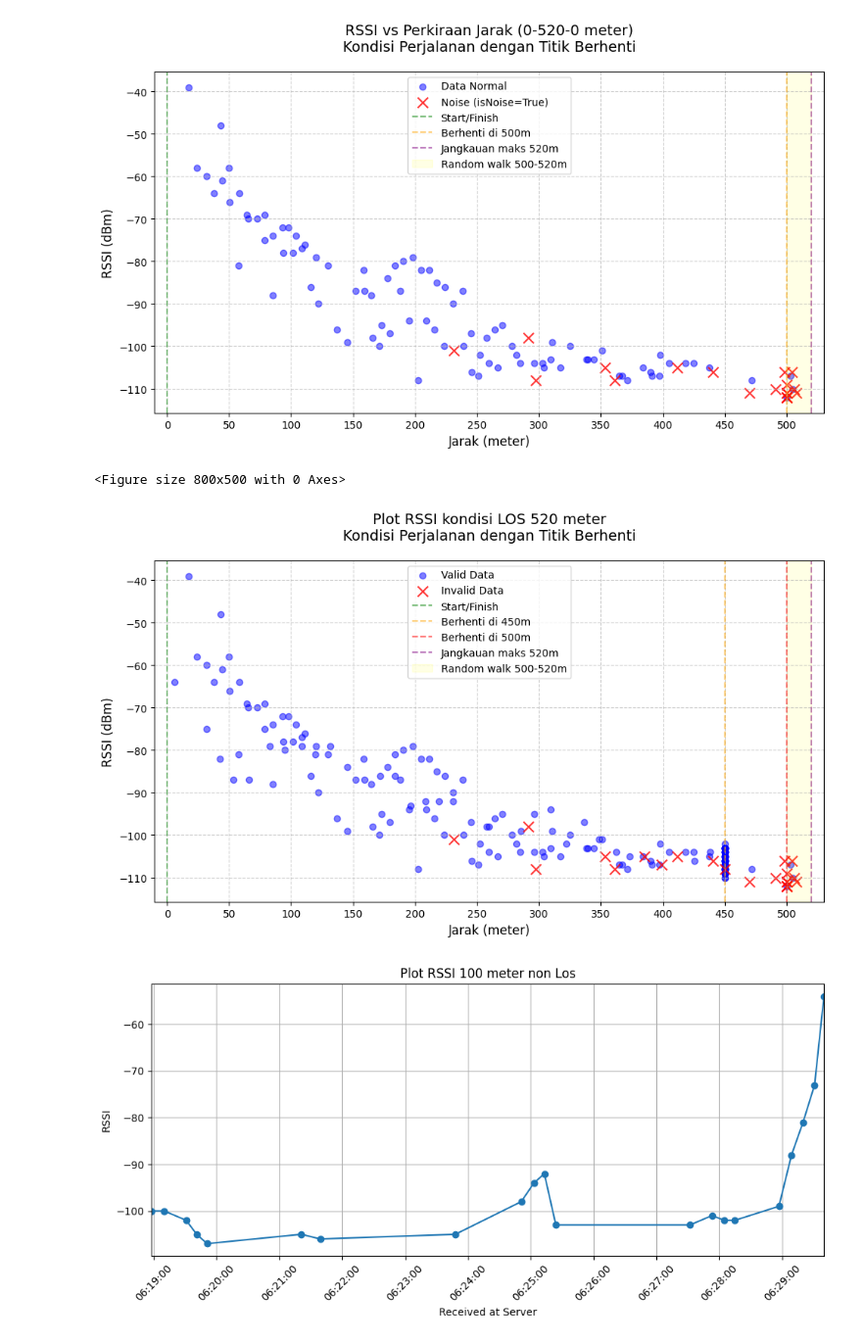
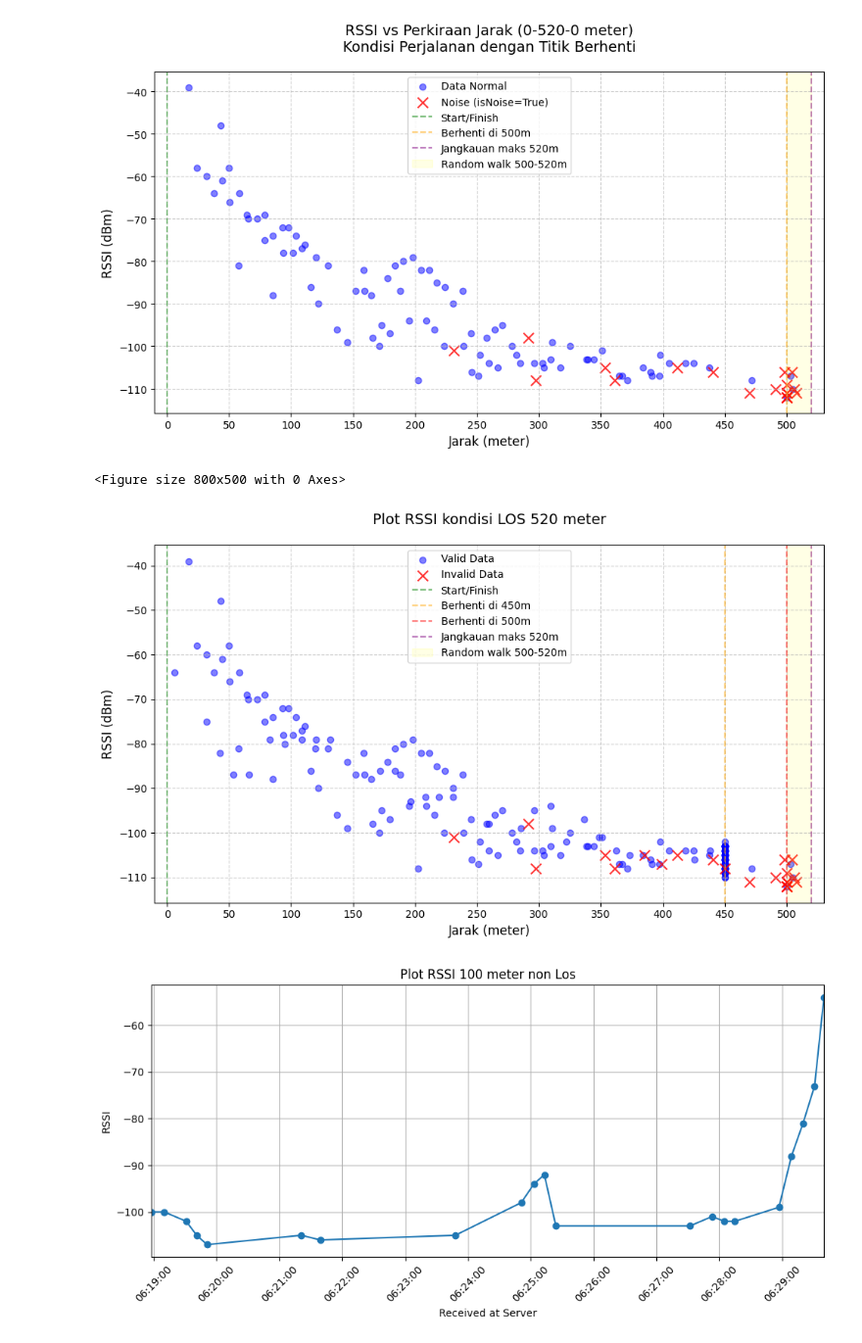
Before and after one commit to IAmNewbe/AMI_analysis, a Jupyter notebook: program copy.ipynb, the cells around one changed output. Shown at 98% size. Saved outputs shown, nothing was run; the diff lists cells and outputs as text; code cells hidden in the pictures.

```diff
--- a/program copy.ipynb
+++ b/program copy.ipynb
@@ -816,35 +816,35 @@ plt.figure(figsize=(10, 6))
 
 # Plot data
 plt.scatter(df_normal['jarak'], df_normal['RSSI'], alpha=0.5, color='blue', label='Valid Data')
 plt.scatter(df_noise['jarak'], df_noise['RSSI'], alpha=0.8, color='red', marker='x', s=100, label='Invalid Data')
 
 # Plot settings
-plt.title('Plot RSSI kondisi LOS 520 meter\nKondisi Perjalanan dengan Titik Berhenti', pad=20, fontsize=14)
+plt.title('Plot RSSI kondisi LOS 520 meter', pad=20, fontsize=14)
 plt.xlabel('Jarak (meter)', fontsize=12)
 plt.ylabel('RSSI (dBm)', fontsize=12)
 plt.grid(True, linestyle='--', alpha=0.6)
 
 # Add vertical lines for key points
 plt.axvline(x=0, color='green', linestyle='--', alpha=0.5, label='Start/Finish')
 plt.axvline(x=450, color='orange', linestyle='--', alpha=0.5, label='Berhenti di 450m')
 plt.axvline(x=500, color='red', linestyle='--', alpha=0.5, label='Berhenti di 500m')
 plt.axvline(x=520, color='purple', linestyle='--', alpha=0.5, label='Jangkauan maks 520m')
 
 # Highlight random walk period
 plt.axvspan(500, 520, color='yellow', alpha=0.1, label='Random walk 500-520m')
 
 # Set x-axis ticks every 50m
 plt.xticks(np.arange(0, 521, 50))
 plt.xlim(-10, 530)
 
 # Add legend
 plt.legend()
 
 plt.tight_layout()
 plt.show()
 # %% [output]
 <Figure size 800x500 with 0 Axes>
-[figure, old version]
+[figure, new version]
 # %%
 # Filter mulai dari 2025-05-09 16:54
 start_time = pd.to_datetime("2025-05-11 06:18:00")
```
Also changed, not shown: 6 other files.
